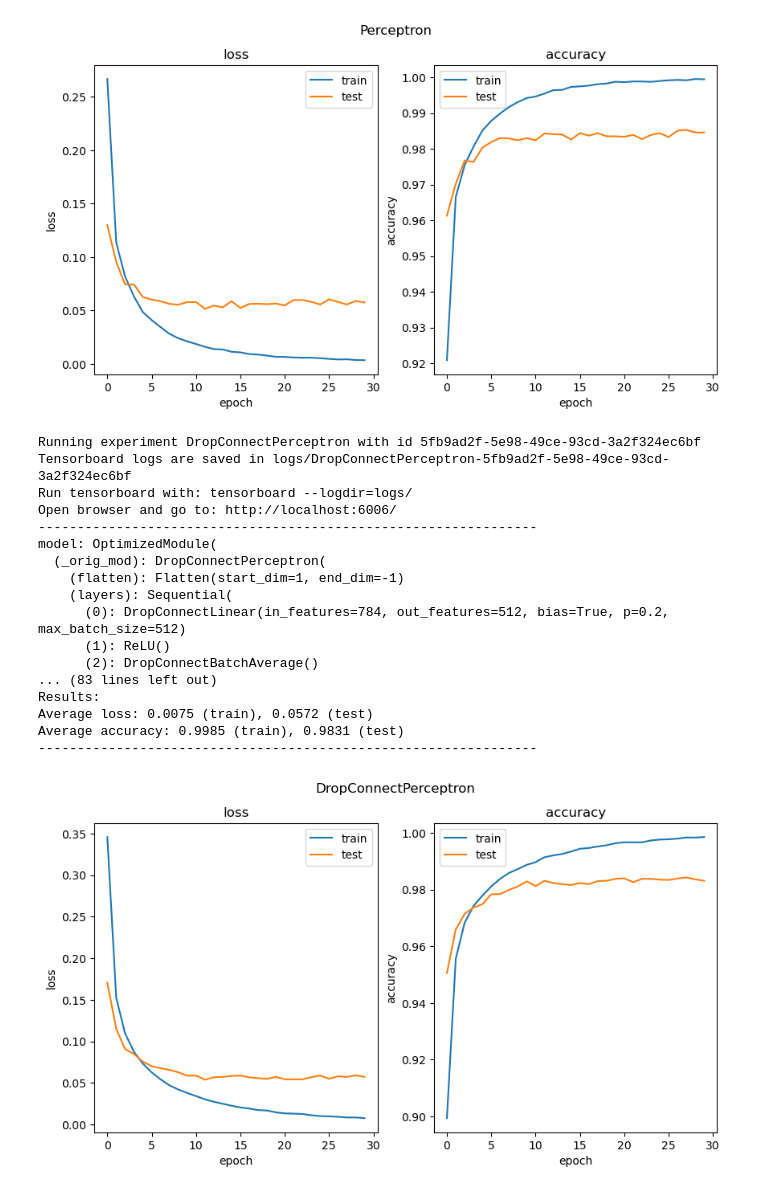
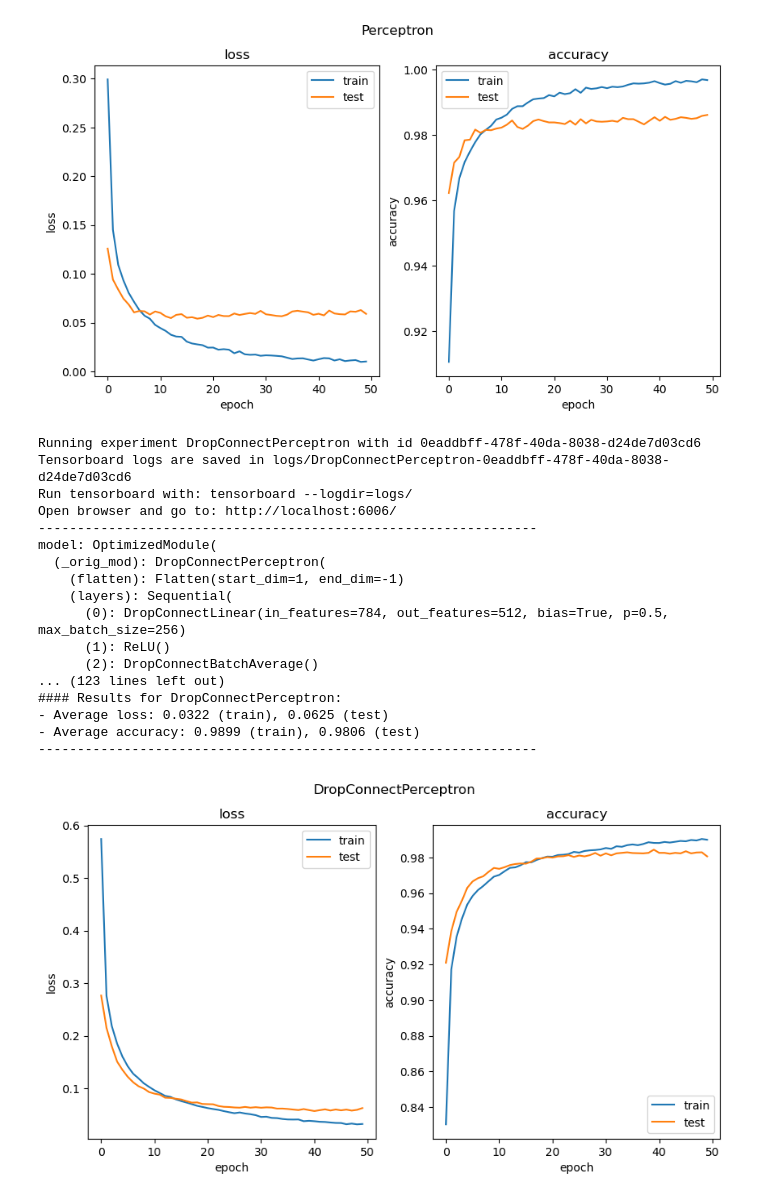
Before and after one commit to mr-mapache/drop-connect, a Jupyter notebook: notebook.ipynb, the cells around one changed output. Cells and saved outputs as stored; diff of their text form; code cells hidden in the pictures.

Commit message:
First results

```diff
--- a/notebook.ipynb
+++ b/notebook.ipynb
@@ -43,10 +38,10 @@ class DropConnectPerceptron(Module):
         super().__init__()
         self.flatten = Flatten()
         self.layers = Sequential(
-            DropConnectLinear(input_features, hidden_dimension, p=p),
+            DropConnectLinear(input_features, hidden_dimension, p=p, max_batch_size=256),
             ReLU(),
             DropConnectBatchAverage(),
-            DropConnectLinear(hidden_dimension, output_features, p=p),
+            DropConnectLinear(hidden_dimension, output_features, p=p, max_batch_size=256),
             ReLU(),
             DropConnectBatchAverage()
         )
@@ -66,0 +67,17 @@ First results!
+# %%
+experiment = uuid4()
+model = Perceptron(784, 512, 10, p=0.3).to(device)
+optimizer = SGD(model.parameters(), lr=0.01, momentum=0.9)
+criterion = CrossEntropyLoss()
+compiled = torch.compile(model)
+
+summary = Summary(name=model.__class__.__name__, id=experiment)
+run(compiled, optimizer, criterion, device, loaders, summary, epochs=50)
+
+model = DropConnectPerceptron(784, 512, 10, p=0.3).to(device)
+optimizer = SGD(model.parameters(), lr=0.01, momentum=0.9)
+criterion = CrossEntropyLoss()
+compiled = torch.compile(model)
+
+summary = Summary(name=model.__class__.__name__, id=experiment)
+run(compiled, optimizer, criterion, device, loaders, summary, epochs=50)
@@ -68,19 +132,19 @@ First results!
 from uuid import uuid4
 experiment = uuid4()
 
-model = Perceptron(784, 512, 10, p=0.2).to(device)
+model = Perceptron(784, 512, 10, p=0.5).to(device)
 optimizer = SGD(model.parameters(), lr=0.01, momentum=0.9)
 criterion = CrossEntropyLoss()
 compiled = torch.compile(model)
 
 summary = Summary(name=model.__class__.__name__, id=experiment)
-run(compiled, optimizer, criterion, device, loaders, summary, epochs=30)
+run(compiled, optimizer, criterion, device, loaders, summary, epochs=50)
 
-model = DropConnectPerceptron(784, 512, 10, p=0.2).to(device)
+model = DropConnectPerceptron(784, 512, 10, p=0.5).to(device)
 optimizer = SGD(model.parameters(), lr=0.01, momentum=0.9)
 criterion = CrossEntropyLoss()
 compiled = torch.compile(model)
 
 summary = Summary(name=model.__class__.__name__, id=experiment)
-run(compiled, optimizer, criterion, device, loaders, summary, epochs=30)
+run(compiled, optimizer, criterion, device, loaders, summary, epochs=50)
 # %% [output]
@@ -103,20 +167,20 @@ Average accuracy: 0.9994 (train), 0.9846 (test)
 ----------------------------------------------------------------
-[figure, old version]
+[figure, new version]
-Running experiment DropConnectPerceptron with id 5fb9ad2f-5e98-49ce-93cd-3a2f324ec6bf
-Tensorboard logs are saved in logs/DropConnectPerceptron-5fb9ad2f-5e98-49ce-93cd-3a2f324ec6bf
+Running experiment DropConnectPerceptron with id 0eaddbff-478f-40da-8038-d24de7d03cd6
+Tensorboard logs are saved in logs/DropConnectPerceptron-0eaddbff-478f-40da-8038-d24de7d03cd6
 Run tensorboard with: tensorboard --logdir=logs/
 Open browser and go to: http://localhost:6006/
 ----------------------------------------------------------------
 model: OptimizedModule(
   (_orig_mod): DropConnectPerceptron(
     (flatten): Flatten(start_dim=1, end_dim=-1)
     (layers): Sequential(
-      (0): DropConnectLinear(in_features=784, out_features=512, bias=True, p=0.2, max_batch_size=512)
+      (0): DropConnectLinear(in_features=784, out_features=512, bias=True, p=0.5, max_batch_size=256)
       (1): ReLU()
       (2): DropConnectBatchAverage()
-... (83 lines left out)
-Results:
-Average loss: 0.0075 (train), 0.0572 (test)
-Average accuracy: 0.9985 (train), 0.9831 (test)
+... (123 lines left out)
+#### Results for DropConnectPerceptron:
+- Average loss: 0.0322 (train), 0.0625 (test)
+- Average accuracy: 0.9899 (train), 0.9806 (test)
 ----------------------------------------------------------------
-[figure, old version]
+[figure, new version]
```
Also changed, not shown: parts of 25 cells of this notebook, 38 other files.
